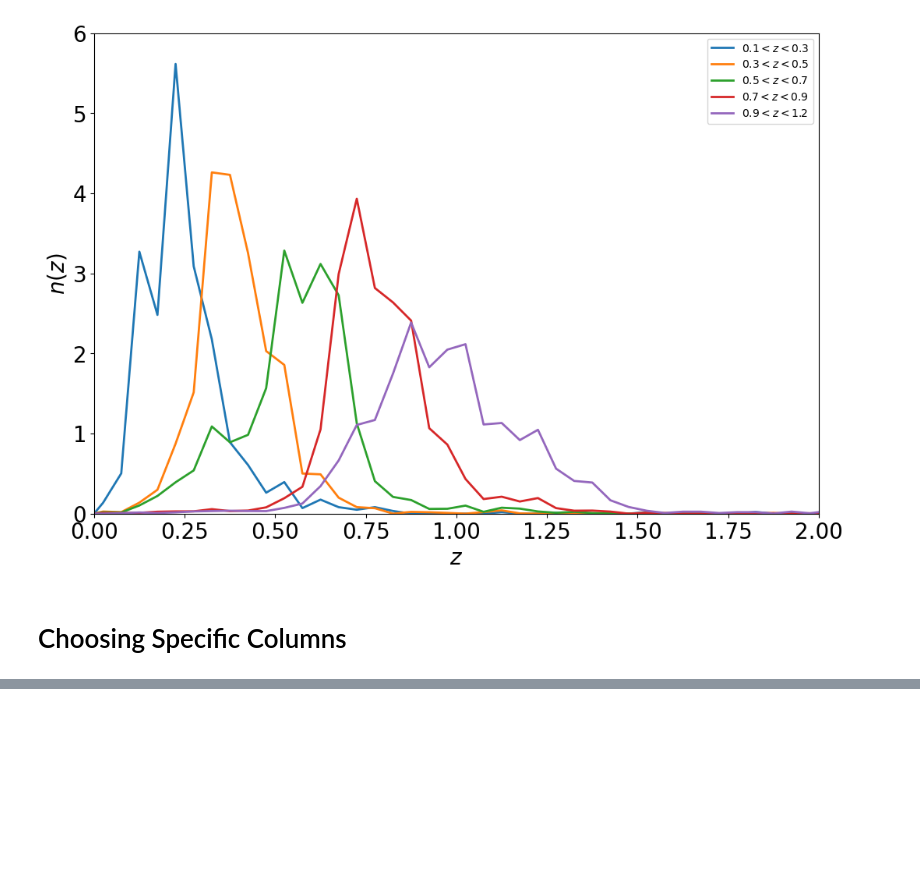
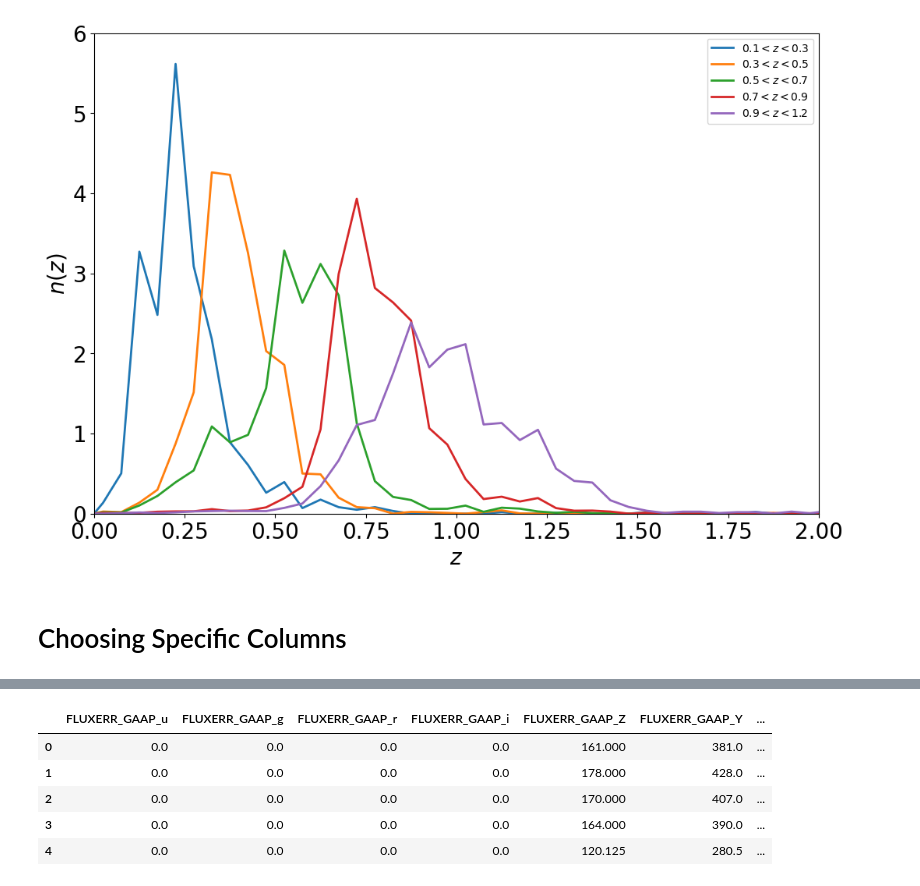
Before and after one commit to Harry45/BHM-nz, a Jupyter notebook: bhm/demo.ipynb, the cells around one changed output, grey strips where cells are left out. Cells and saved outputs as stored; diff of their text form; code cells hidden in the pictures; blank space fills up the shorter version.

```diff
--- a/bhm/demo.ipynb
+++ b/bhm/demo.ipynb
@@ -183,0 +250,9 @@ band = ['u', 'g', 'r', 'i', 'Z', 'Y', 'J', 'H', 'Ks']
+# %%
+df_flux_err.head()
+# %% [output]
+|  | FLUXERR_GAAP_u | FLUXERR_GAAP_g | FLUXERR_GAAP_r | FLUXERR_GAAP_i | FLUXERR_GAAP_Z | FLUXERR_GAAP_Y | ... |
+| 0 | 0.0 | 0.0 | 0.0 | 0.0 | 161.000 | 381.0 | ... |
+| 1 | 0.0 | 0.0 | 0.0 | 0.0 | 178.000 | 428.0 | ... |
+| 2 | 0.0 | 0.0 | 0.0 | 0.0 | 170.000 | 407.0 | ... |
+| 3 | 0.0 | 0.0 | 0.0 | 0.0 | 164.000 | 390.0 | ... |
+| 4 | 0.0 | 0.0 | 0.0 | 0.0 | 120.125 | 280.5 | ... |
```
Also changed, not shown: parts of 30 cells of this notebook.
